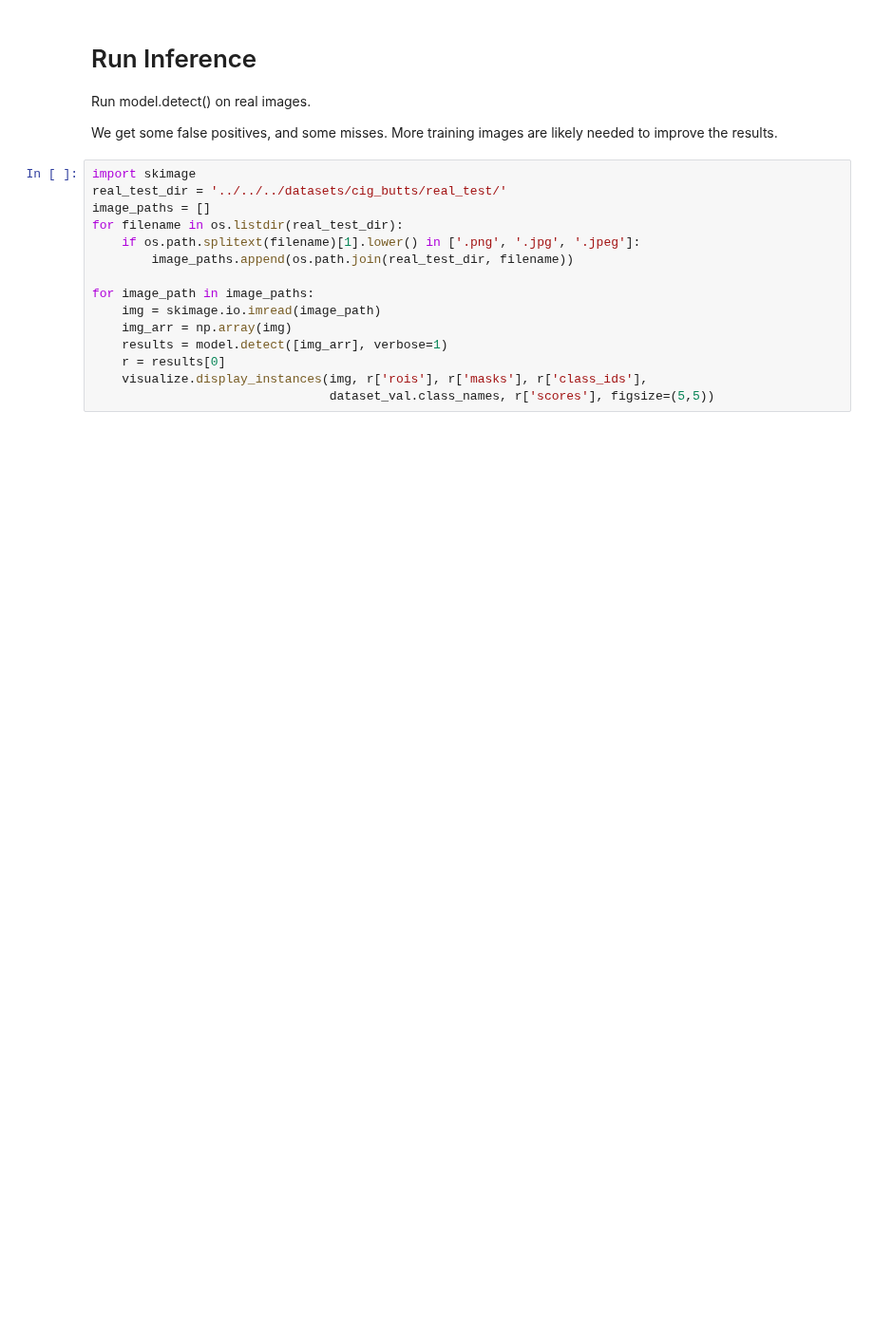
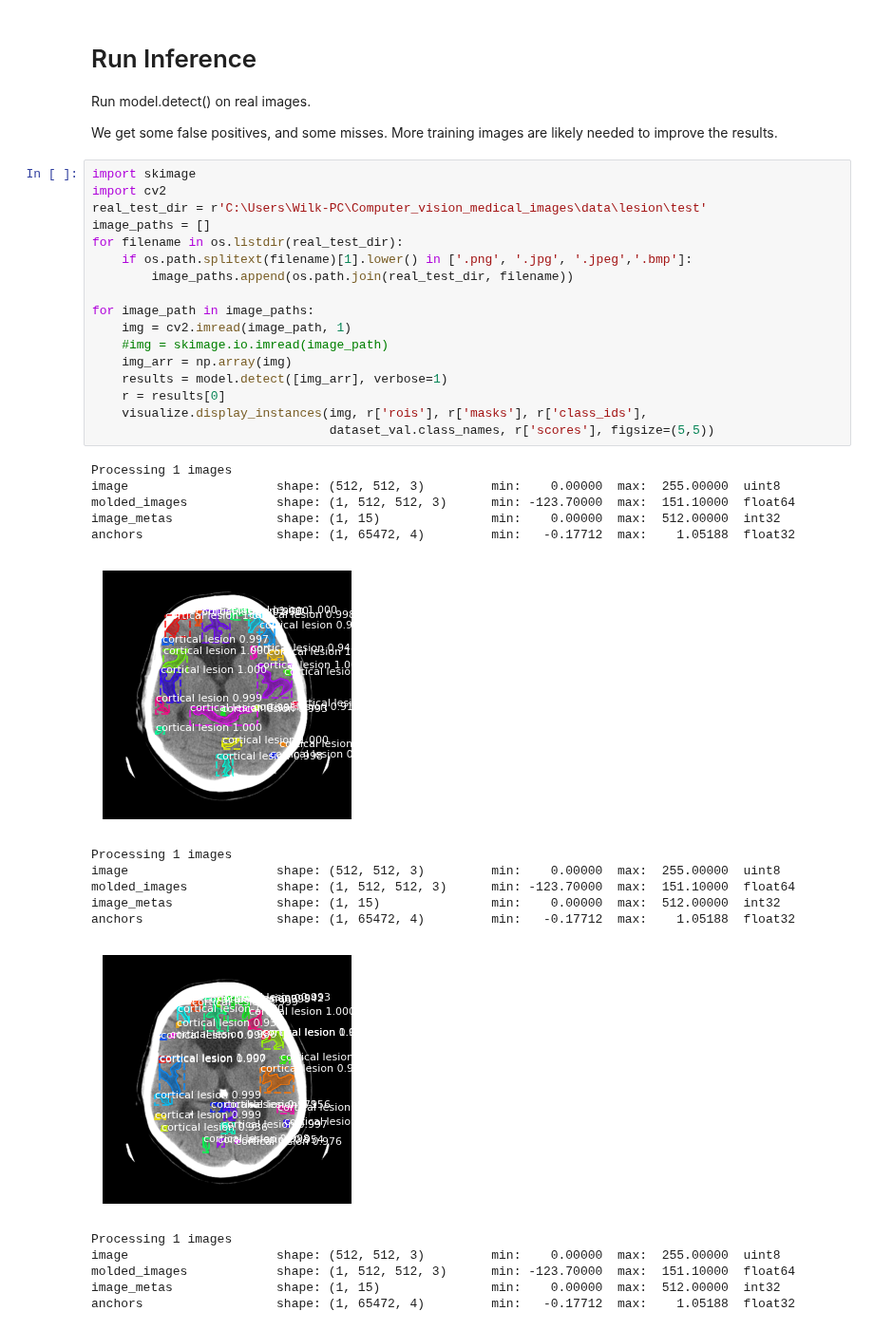
Before and after one commit to BlonskiP/Computer_vision_medical_images, a Jupyter notebook: MaskRCNN_TrainAndInference.ipynb, the cells around one changed output. Shown at 95% size. Saved outputs shown, nothing was run; the diff lists cells and outputs as text; blank space fills up the shorter version.

```diff
--- a/MaskRCNN_TrainAndInference.ipynb
+++ b/MaskRCNN_TrainAndInference.ipynb
@@ -407,16 +422,36 @@ Run model.detect() on real images.
 We get some false positives, and some misses. More training images are likely needed to improve the results.
 # %%
 import skimage
-real_test_dir = '../../../datasets/cig_butts/real_test/'
+import cv2
+real_test_dir = r'C:\Users\Wilk-PC\Computer_vision_medical_images\data\lesion\test'
 image_paths = []
 for filename in os.listdir(real_test_dir):
-    if os.path.splitext(filename)[1].lower() in ['.png', '.jpg', '.jpeg']:
+    if os.path.splitext(filename)[1].lower() in ['.png', '.jpg', '.jpeg','.bmp']:
         image_paths.append(os.path.join(real_test_dir, filename))
 
 for image_path in image_paths:
-    img = skimage.io.imread(image_path)
+    img = cv2.imread(image_path, 1)
+    #img = skimage.io.imread(image_path)
     img_arr = np.array(img)
     results = model.detect([img_arr], verbose=1)
     r = results[0]
     visualize.display_instances(img, r['rois'], r['masks'], r['class_ids'],
                                 dataset_val.class_names, r['scores'], figsize=(5,5))
+# %% [output]
+Processing 1 images
+image                    shape: (512, 512, 3)         min:    0.00000  max:  255.00000  uint8
+molded_images            shape: (1, 512, 512, 3)      min: -123.70000  max:  151.10000  float64
+image_metas              shape: (1, 15)               min:    0.00000  max:  512.00000  int32
+anchors                  shape: (1, 65472, 4)         min:   -0.17712  max:    1.05188  float32
+[figure, added]
+Processing 1 images
+image                    shape: (512, 512, 3)         min:    0.00000  max:  255.00000  uint8
+molded_images            shape: (1, 512, 512, 3)      min: -123.70000  max:  151.10000  float64
+image_metas              shape: (1, 15)               min:    0.00000  max:  512.00000  int32
+anchors                  shape: (1, 65472, 4)         min:   -0.17712  max:    1.05188  float32
+[figure, added]
+Processing 1 images
+image                    shape: (512, 512, 3)         min:    0.00000  max:  255.00000  uint8
+molded_images            shape: (1, 512, 512, 3)      min: -123.70000  max:  151.10000  float64
+image_metas              shape: (1, 15)               min:    0.00000  max:  512.00000  int32
+anchors                  shape: (1, 65472, 4)         min:   -0.17712  max:    1.05188  float32
```
Also changed, not shown: parts of 4 cells of this notebook.
